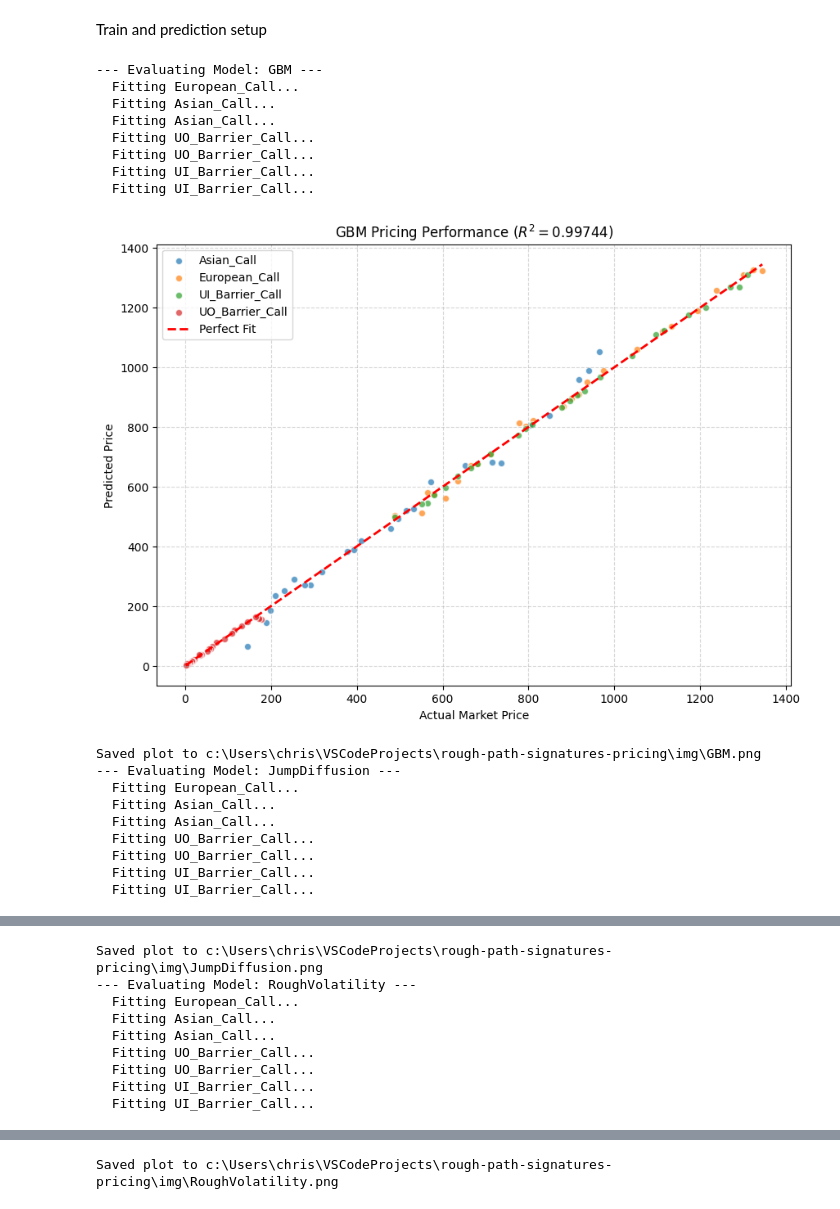
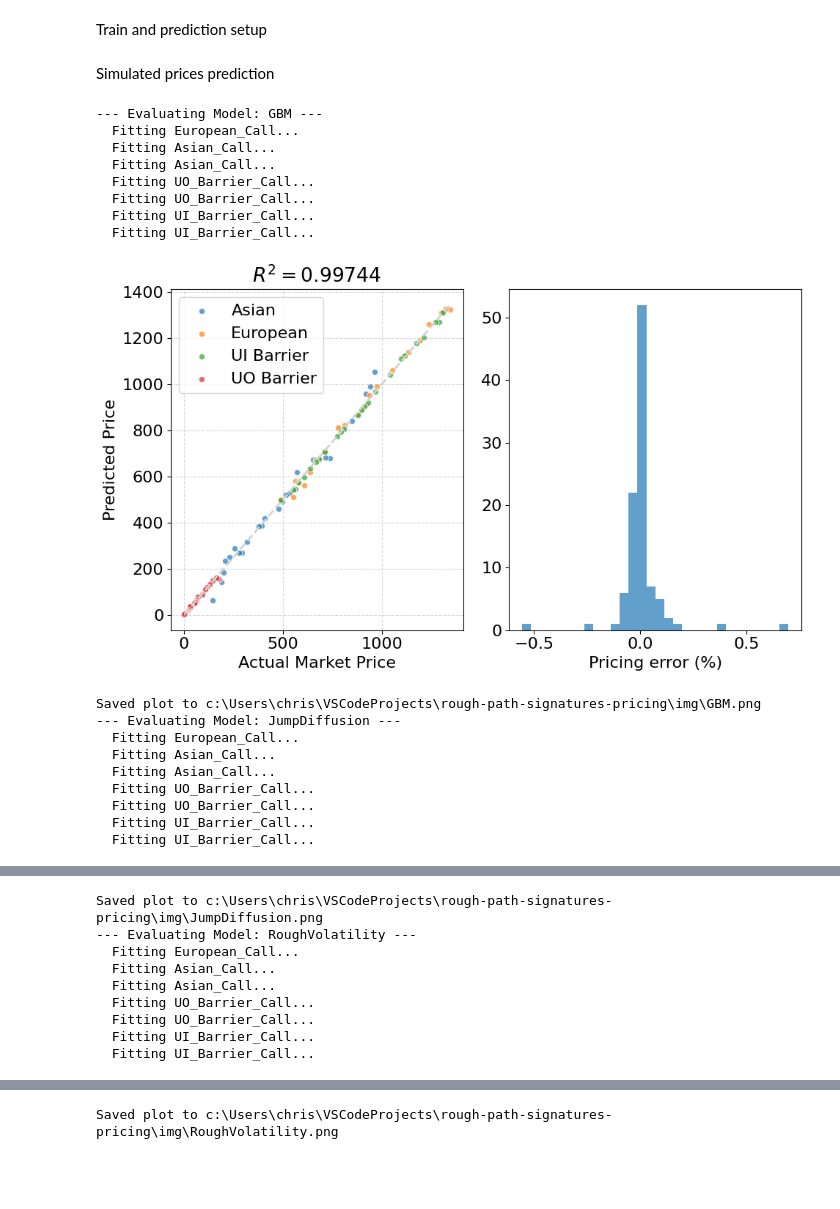
Before and after one commit to christopher-dybdahl/rough-path-signatures-pricing, a Jupyter notebook: notebooks/simulation.ipynb, the cells around one changed output, grey strips where cells are left out. Saved outputs shown, nothing was run; the diff lists cells and outputs as text; code cells hidden in the pictures; blank space fills up the shorter version.

Commit message:
added simulations and plots

```diff
--- a/notebooks/simulation.ipynb
+++ b/notebooks/simulation.ipynb
@@ -15,6 +15,17 @@ importlib.reload(sr)
 <module 'rough_path_signatures_pricing.signature_regressor' from 'C:\\Users\\chris\\VSCodeProjects\\rough-path-signatures-pricing\\src\\rough_path_signatures_pricing\\signature_regressor.py'>
 # %%
 PROJECT_DIR = Path.cwd().parent
+DATA_DIR = PROJECT_DIR / "data"
+IMG_DIR = PROJECT_DIR / "img"
+DATA_DIR.mkdir(exist_ok=True)
+IMG_DIR.mkdir(exist_ok=True)
+
+plt.rcParams.update(
+    {
+        "font.size": 16,
+    }
+)
+FIG_SIZE = (10, 6)
 # %% [markdown]
 #### GBM Paths for Fitting Linear Functional with Signature to Approximate Payoffs
 # %% [markdown]
@@ -87,6 +98,8 @@ def asian_fixed_strike_put_payoff(paths: np.ndarray, strike: float) -> np.ndarra
     """Payoff = max(K - Average, 0)"""
     average_price = np.mean(paths, axis=1)
     return np.maximum(strike - average_price, 0.0)
+# %% [markdown]
+Simulated prices prediction
 # %%
 price_models = ["GBM", "JumpDiffusion", "RoughVolatility"]
 payoff_configs = [
@@ -96,11 +109,6 @@ payoff_configs = [
     (barrier_up_in_call_payoff, "UI_Barrier_Call"),
 ]
 # %%
-DATA_DIR = PROJECT_DIR / "data"
-IMG_DIR = PROJECT_DIR / "img"
-DATA_DIR.mkdir(exist_ok=True)
-IMG_DIR.mkdir(exist_ok=True)
-
 # Main Loop over Models
 for model_name in price_models:
     print(f"--- Evaluating Model: {model_name} ---")
@@ -140,7 +148,9 @@ for model_name in price_models:
 
         # 7. Store Results
         test_df["predicted_price"] = y_pred
-        test_df["payoff_type"] = payoff_name
+        test_df["payoff_type"] = (
+            payoff_name.replace("_", " ").removesuffix(" Call").strip()
+        )
         model_results.append(test_df)
 
     if not model_results:
@@ -159,45 +169,59 @@ for model_name in price_models:
     r2 = 1 - (ss_res / ss_tot)
 
     # 9. Plotting
-    plt.figure(figsize=(10, 7))
+    fig, axes = plt.subplots(1, 2, figsize=FIG_SIZE)
 
-    # Plot each payoff group
+    # --- Plot 1: Scatter (Actual vs Predicted) ---
+    ax_scatter = axes[0]
     groups = full_model_df.groupby("payoff_type")
     for name, group in groups:
-        plt.scatter(
+        ax_scatter.scatter(
             group["price"],
             group["predicted_price"],
             label=name,
             alpha=0.7,
             edgecolors="w",
         )
 
     # Identity Line
     min_val = min(y_true_all.min(), y_pred_all.min())
     max_val = max(y_true_all.max(), y_pred_all.max())
-    plt.plot([min_val, max_val], [min_val, max_val], "r--", lw=2, label="Perfect Fit")
+    ax_scatter.plot(
+        [min_val, max_val], [min_val, max_val], "--", lw=2, color="lightgrey"
+    )
 
-    plt.xlabel("Actual Market Price")
-    plt.ylabel("Predicted Price")
-    plt.title(f"{model_name} Pricing Performance ($R^2 = {r2:.5f}$)")
-    plt.legend()
-    plt.grid(True, linestyle="--", alpha=0.5)
+    ax_scatter.set_xlabel("Actual Market Price")
+    ax_scatter.set_ylabel("Predicted Price")
+    ax_scatter.set_title(f"$R^2 = {r2:.5f}$")
+    ax_scatter.legend()
+    ax_scatter.grid(True, linestyle="--", alpha=0.5)
+
+    # --- Plot 2: Histogram (Pricing Errors) ---
+    ax_hist = axes[1]
+    errors = (y_pred_all - y_true_all) / y_true_all
+    ax_hist.hist(errors, bins=30, alpha=0.7)
+
+    ax_hist.set_xlabel("Pricing error (%)")
+    ax_hist.set_ylabel("")
+    ax_hist.set_title("")
+
+    plt.tight_layout()
 
     # Save Plot
     save_path = IMG_DIR / f"{model_name}.png"
     plt.savefig(save_path)
     plt.show()
     print(f"Saved plot to {save_path}")
 # %% [output]
 --- Evaluating Model: GBM ---
   Fitting European_Call...
   Fitting Asian_Call...
   Fitting Asian_Call...
   Fitting UO_Barrier_Call...
   Fitting UO_Barrier_Call...
   Fitting UI_Barrier_Call...
   Fitting UI_Barrier_Call...
-[figure, old version]
+[figure, new version]
 Saved plot to c:\Users\chris\VSCodeProjects\rough-path-signatures-pricing\img\GBM.png
 --- Evaluating Model: JumpDiffusion ---
   Fitting European_Call...
```
Also changed, not shown: parts of 2 cells of this notebook, 9 other files.
